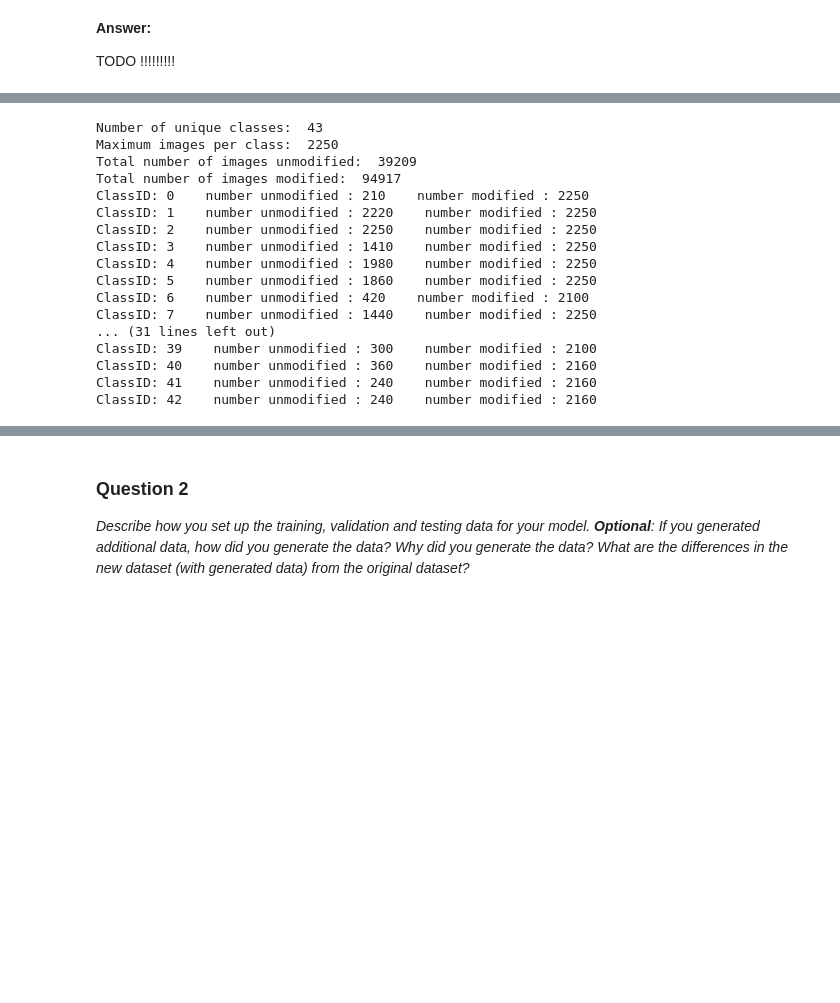
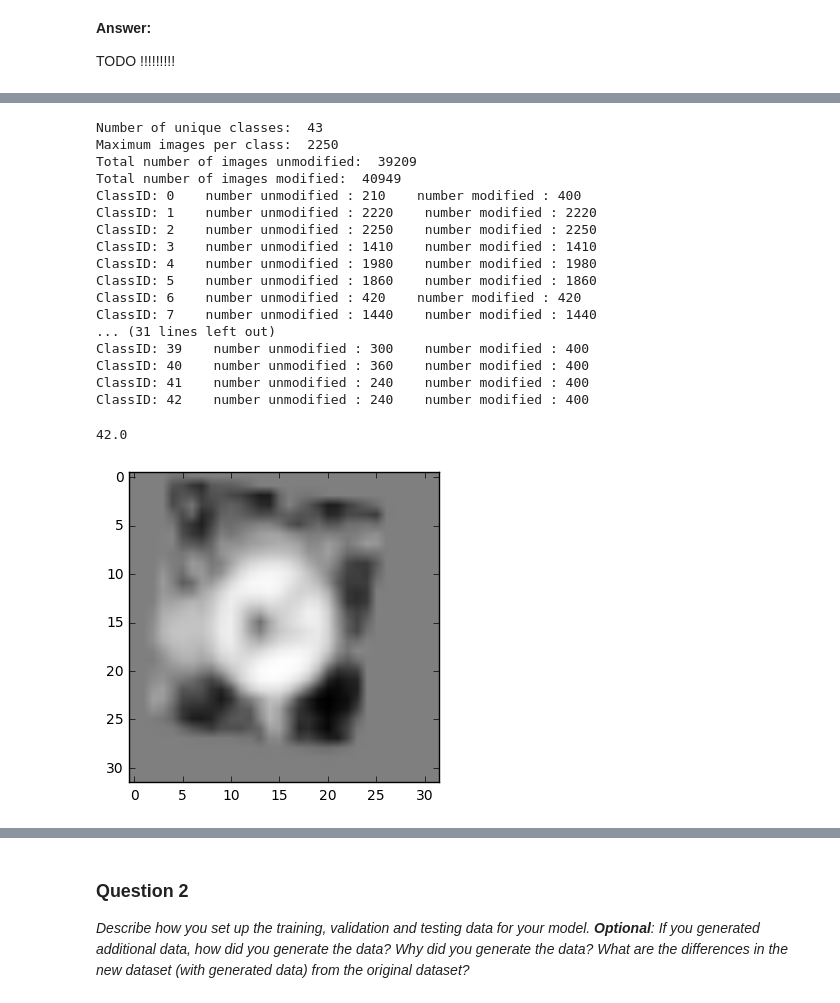
Before and after one commit to gada1982/CarND-Traffic-Sign-Classifier-Project, a Jupyter notebook: Traffic_Sign_Classifier.ipynb, the cells around one changed output, grey strips where cells are left out. Saved outputs shown, nothing was run; the diff lists cells and outputs as text; code cells hidden in the pictures; blank space fills up the shorter version.

Commit message:
First version with augmented images AND labels working

```diff
--- a/Traffic_Sign_Classifier.ipynb
+++ b/Traffic_Sign_Classifier.ipynb
@@ -277,6 +277,6 @@ Shape: (32, 32, 1)
 # %%
 # Only for testing -> see above
-if test_debug == 1:
+if test_debug == 3:
     index_in = 1000
     new_array = []
     print('Image')
@@ -290,15 +290,15 @@ if test_debug == 1:
     print(new_array.shape)
     X_train = np.vstack((X_train, new_array))
     print(X_train.shape)
-    print('Label')
-    print(y_train.shape)
-    label_in = y_train[index_in]
-    print('Label_data ' + str(label_in))
-    new_array_label = np.array([label_in])
-    print(new_array_label.shape)
-    print('Label_data_out ' + str(new_array_label))
 
-    y_train = np.vstack((y_train, new_array_label))
+    #print(y_train.shape)
+    #label_in = y_train[index_in]
+    #print('Label_data ' + str(label_in))
+    #new_array_label = np.array([label_in])
+    #print(new_array_label.shape)
+    #print('Label_data_out ' + str(new_array_label))
+
+    #y_train = np.vstack((y_train, new_array_label))
 
 
     #plt.imshow(X_train[39210].squeeze(), cmap='gray')
@@ -306,4 +306,11 @@ if test_debug == 1:
     #print(y_train.shape)
     #add_labels = y_train[index_in]
     #np.append(np.array(y_train), np.array(add_labels))
-    #print(y_train.shape)
+    print(y_train.shape)
+    print('Label1')
+    new_class = 25
+    y_extra = np.zeros( 1 )
+    y_extra[0] = np.ones( ( 1, ) ) * new_class
+    y_train = np.concatenate( (y_train, y_extra), axis=0 )
+    print(y_train.shape)
+    print(y_train[len(y_train)-1])
@@ -384,9 +399,7 @@ print("Maximum images per class: ", count_biggest_class)
 print("Total number of images unmodified: ", total_number_images_unmod)
 
 # Find total number of images (modified)
-total_number_images_mod = 0
-for i in range(0, len(info_classes)):
-    total_number_images_mod += info_classes[i][2]
+total_number_images_mod = len(X_train)
 
 # Total number of images modified
 print("Total number of images modified: ", total_number_images_mod)
@@ -398,20 +411,30 @@ for i in range(0, len(info_classes)):
 Number of unique classes:  43
 Maximum images per class:  2250
 Total number of images unmodified:  39209
-Total number of images modified:  94917
-ClassID: 0    number unmodified : 210    number modified : 2250
-ClassID: 1    number unmodified : 2220    number modified : 2250
+Total number of images modified:  40949
+ClassID: 0    number unmodified : 210    number modified : 400
+ClassID: 1    number unmodified : 2220    number modified : 2220
 ClassID: 2    number unmodified : 2250    number modified : 2250
-ClassID: 3    number unmodified : 1410    number modified : 2250
-ClassID: 4    number unmodified : 1980    number modified : 2250
-ClassID: 5    number unmodified : 1860    number modified : 2250
-ClassID: 6    number unmodified : 420    number modified : 2100
-ClassID: 7    number unmodified : 1440    number modified : 2250
+ClassID: 3    number unmodified : 1410    number modified : 1410
+ClassID: 4    number unmodified : 1980    number modified : 1980
+ClassID: 5    number unmodified : 1860    number modified : 1860
+ClassID: 6    number unmodified : 420    number modified : 420
+ClassID: 7    number unmodified : 1440    number modified : 1440
 ... (31 lines left out)
-ClassID: 39    number unmodified : 300    number modified : 2100
-ClassID: 40    number unmodified : 360    number modified : 2160
-ClassID: 41    number unmodified : 240    number modified : 2160
-ClassID: 42    number unmodified : 240    number modified : 2160
+ClassID: 39    number unmodified : 300    number modified : 400
+ClassID: 40    number unmodified : 360    number modified : 400
+ClassID: 41    number unmodified : 240    number modified : 400
+ClassID: 42    number unmodified : 240    number modified : 400
+# %%
+# Only for testing issues -> Delete
+timage = X_train[len(X_train)-10].squeeze()
+plt.imshow(timage, cmap='gray')
+tlabel = y_train[len(X_train)-10]
+t_label = int(tlabel)
+print(tlabel)
+# %% [output]
+42.0
+[figure, added]
 # %%
 # Split the data into training/validation/testing sets here.
 
```
Also changed, not shown: parts of 9 cells of this notebook.
